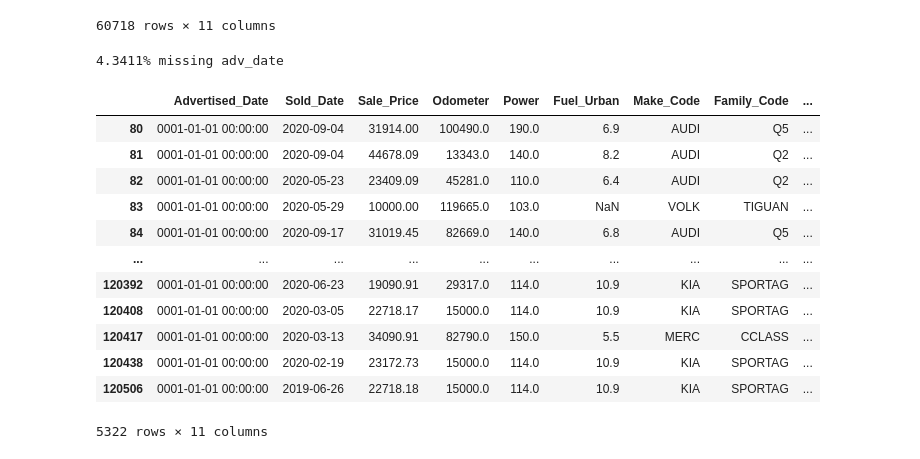
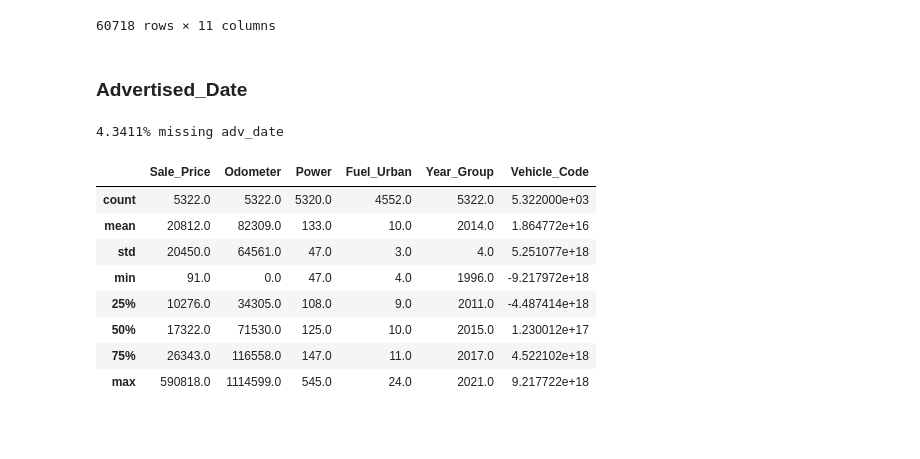
Before and after one commit to bibinmjose/auto-sale-pred, a Jupyter notebook: eda.ipynb, the cells around one changed output. Saved outputs shown, nothing was run; the diff lists cells and outputs as text; code cells hidden in the pictures; blank space fills up the shorter version.

```diff
--- a/eda.ipynb
+++ b/eda.ipynb
@@ -91,21 +103,20 @@ raw_sale.query('Vehicle_Code<=0') # unusual vehicle codes, VIN # might have to b
 | 122584 | 2020-02-15 00:00:00 | 2020-04-16 | 9081.82 | 184801.0 | 123.0 | 11.5 | SUBA | OUTBACK | ... |
 | 122587 | 2020-01-10 00:00:00 | 2020-02-01 | 14536.36 | 94291.0 | 134.0 | 8.3 | FORD | FIESTA | ... |
 60718 rows × 11 columns
+# %% [markdown]
+### Advertised_Date
 # %%
 print(f'{5322/raw_sale.shape[0]*100:2.4f}% missing adv_date ')
-raw_sale.loc[raw_sale.Advertised_Date.str[:4].isin(['1967','0001']),:] # columns with adv date missing/suspicious
+bad_adv = raw_sale.loc[raw_sale.Advertised_Date.str[:4].isin(['1967','0001']),:] # columns with adv date missing/suspicious
+bad_adv.describe().round()
 # %% [output]
 4.3411% missing adv_date
-|  | Advertised_Date | Sold_Date | Sale_Price | Odometer | Power | Fuel_Urban | Make_Code | Family_Code | ... |
-| 80 | 0001-01-01 00:00:00 | 2020-09-04 | 31914.00 | 100490.0 | 190.0 | 6.9 | AUDI | Q5 | ... |
-| 81 | 0001-01-01 00:00:00 | 2020-09-04 | 44678.09 | 13343.0 | 140.0 | 8.2 | AUDI | Q2 | ... |
-| 82 | 0001-01-01 00:00:00 | 2020-05-23 | 23409.09 | 45281.0 | 110.0 | 6.4 | AUDI | Q2 | ... |
-| 83 | 0001-01-01 00:00:00 | 2020-05-29 | 10000.00 | 119665.0 | 103.0 | NaN | VOLK | TIGUAN | ... |
-| 84 | 0001-01-01 00:00:00 | 2020-09-17 | 31019.45 | 82669.0 | 140.0 | 6.8 | AUDI | Q5 | ... |
-| ... | ... | ... | ... | ... | ... | ... | ... | ... | ... |
-| 120392 | 0001-01-01 00:00:00 | 2020-06-23 | 19090.91 | 29317.0 | 114.0 | 10.9 | KIA | SPORTAG | ... |
-| 120408 | 0001-01-01 00:00:00 | 2020-03-05 | 22718.17 | 15000.0 | 114.0 | 10.9 | KIA | SPORTAG | ... |
-| 120417 | 0001-01-01 00:00:00 | 2020-03-13 | 34090.91 | 82790.0 | 150.0 | 5.5 | MERC | CCLASS | ... |
-| 120438 | 0001-01-01 00:00:00 | 2020-02-19 | 23172.73 | 15000.0 | 114.0 | 10.9 | KIA | SPORTAG | ... |
-| 120506 | 0001-01-01 00:00:00 | 2019-06-26 | 22718.18 | 15000.0 | 114.0 | 10.9 | KIA | SPORTAG | ... |
+|  | Sale_Price | Odometer | Power | Fuel_Urban | Year_Group | Vehicle_Code |
+| count | 5322.0 | 5322.0 | 5320.0 | 4552.0 | 5322.0 | 5.322000e+03 |
+| mean | 20812.0 | 82309.0 | 133.0 | 10.0 | 2014.0 | 1.864772e+16 |
+| std | 20450.0 | 64561.0 | 47.0 | 3.0 | 4.0 | 5.251077e+18 |
+| min | 91.0 | 0.0 | 47.0 | 4.0 | 1996.0 | -9.217972e+18 |
+| 25% | 10276.0 | 34305.0 | 108.0 | 9.0 | 2011.0 | -4.487414e+18 |
+| 50% | 17322.0 | 71530.0 | 125.0 | 10.0 | 2015.0 | 1.230012e+17 |
+| 75% | 26343.0 | 116558.0 | 147.0 | 11.0 | 2017.0 | 4.522102e+18 |
+| max | 590818.0 | 1114599.0 | 545.0 | 24.0 | 2021.0 | 9.217722e+18 |
-5322 rows × 11 columns
```
Also changed, not shown: parts of 24 cells of this notebook.
